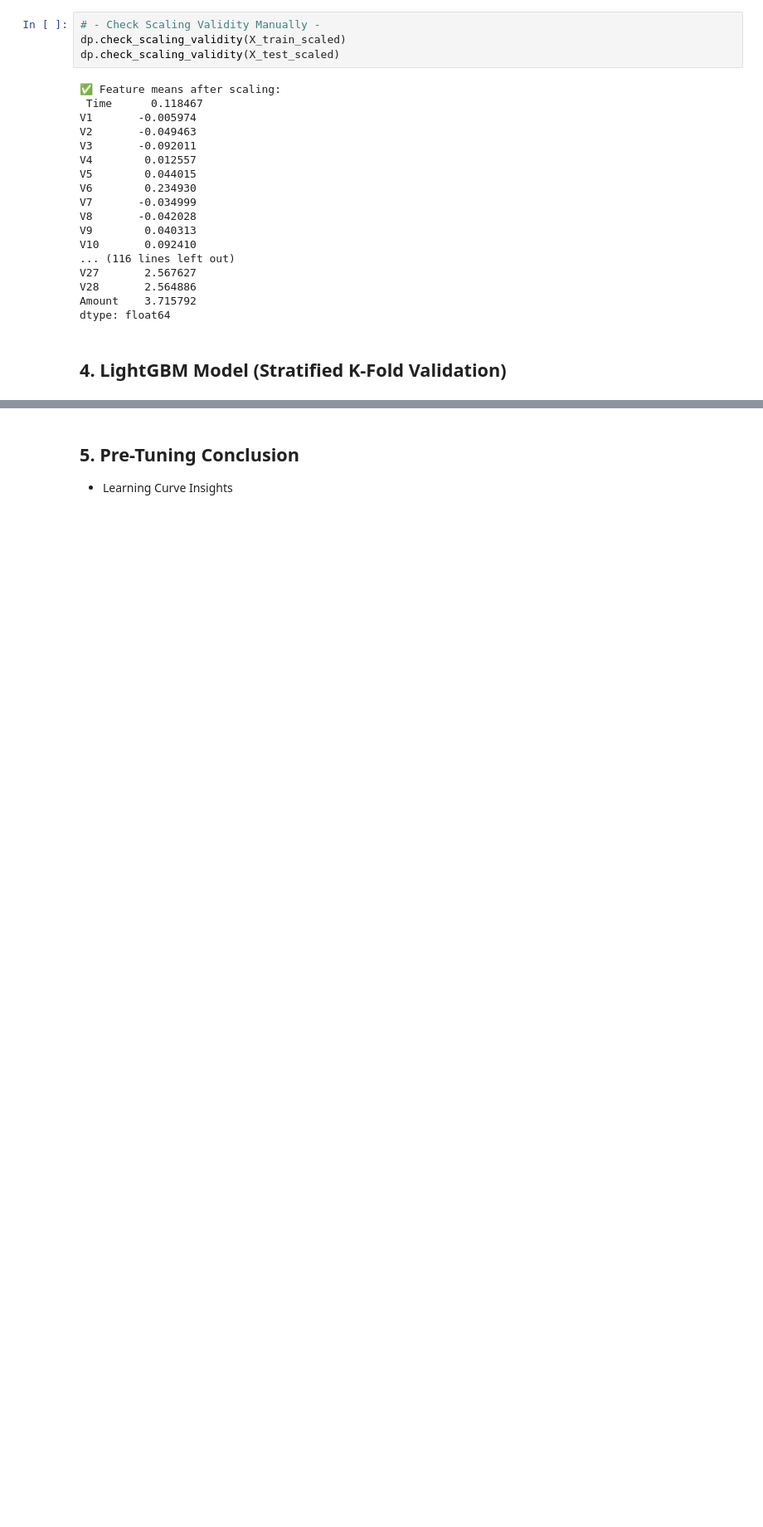
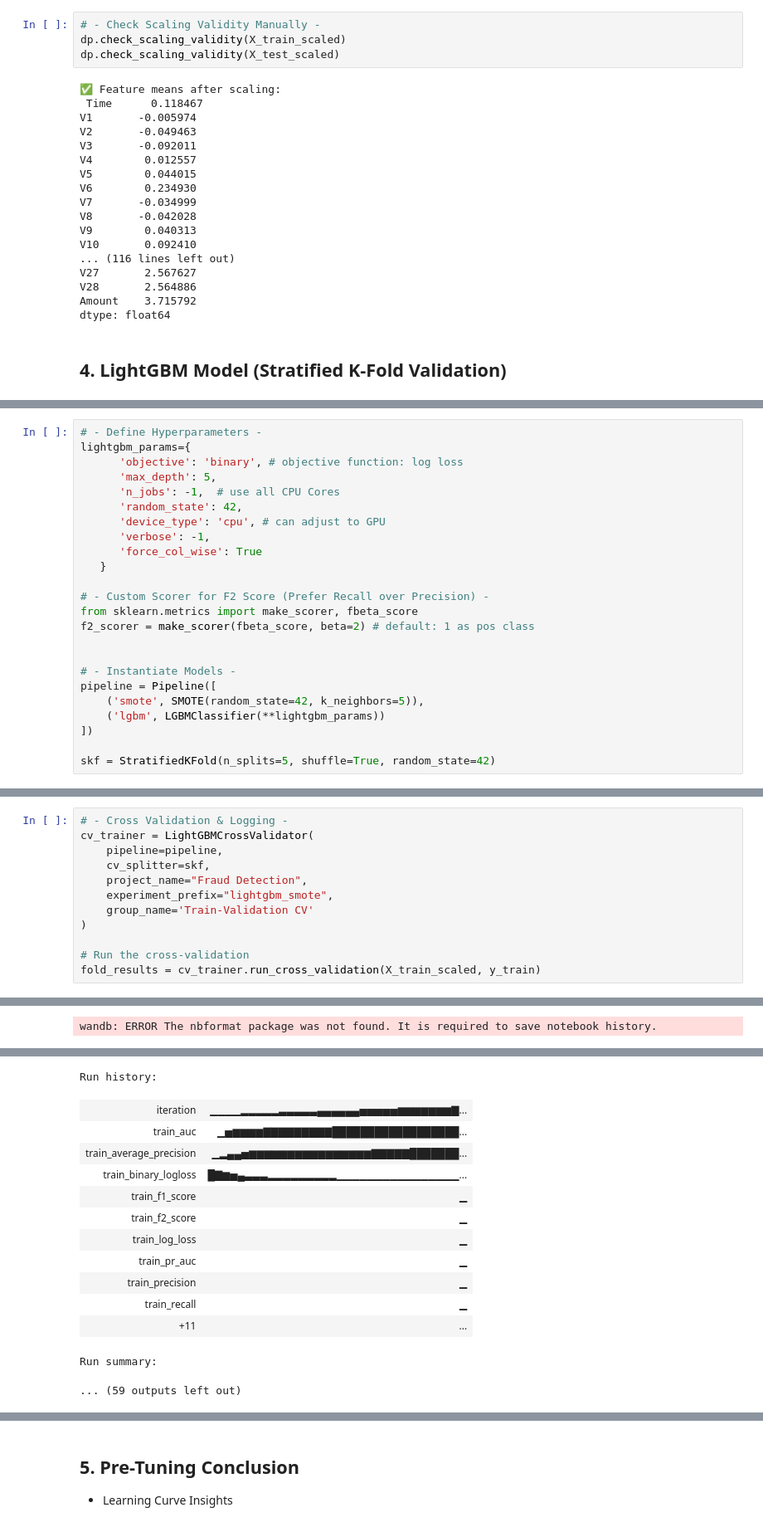
Before and after one commit to luuuneytunes12/Fraud-Detection-ML, a Jupyter notebook: notebooks/03-cwl-lightgbm.ipynb, the cells around one changed output, grey strips where cells are left out. Shown at 83% size. Drawn from its saved outputs; the diff is of its cells as text; blank space fills up the shorter version.

Commit message:
completed cv and wand logging lightgbm

```diff
--- a/notebooks/03-cwl-lightgbm.ipynb
+++ b/notebooks/03-cwl-lightgbm.ipynb
@@ -193,0 +134,24 @@ with mlflow.start_run(run_name="LightGBM_Baseline"):
+# %%
+# - Define Hyperparameters -
+lightgbm_params={
+      'objective': 'binary', # objective function: log loss
+      'max_depth': 5,
+      'n_jobs': -1,  # use all CPU Cores
+      'random_state': 42,
+      'device_type': 'cpu', # can adjust to GPU
+      'verbose': -1,
+      'force_col_wise': True
+   }
+
+# - Custom Scorer for F2 Score (Prefer Recall over Precision) -
+from sklearn.metrics import make_scorer, fbeta_score
+f2_scorer = make_scorer(fbeta_score, beta=2) # default: 1 as pos class
+
+
+# - Instantiate Models -
+pipeline = Pipeline([
+    ('smote', SMOTE(random_state=42, k_neighbors=5)),
+    ('lgbm', LGBMClassifier(**lightgbm_params))
+])
+
+skf = StratifiedKFold(n_splits=5, shuffle=True, random_state=42)
@@ -193,0 +455,13 @@ with mlflow.start_run(run_name="LightGBM_Baseline"):
+# %%
+# - Cross Validation & Logging -
+cv_trainer = LightGBMCrossValidator(
+    pipeline=pipeline,
+    cv_splitter=skf,
+    project_name="Fraud Detection",
+    experiment_prefix="lightgbm_smote",
+    group_name='Train-Validation CV'
+)
+
+# Run the cross-validation
+fold_results = cv_trainer.run_cross_validation(X_train_scaled, y_train)
+# %% [output]
@@ -193,0 +477 @@ with mlflow.start_run(run_name="LightGBM_Baseline"):
+wandb: ERROR The nbformat package was not found. It is required to save notebook history.
@@ -193,0 +479,14 @@ with mlflow.start_run(run_name="LightGBM_Baseline"):
+Run history:
+| iteration | ▁▁▁▁▂▂▂▂▂▃▃▃▃▃▄▄▄▄▄▄▅▅▅▅▅▆▆▆▆▆▆▆▇... |
+| train_auc | ▁▅▆▆▆▆▇▇▇▇▇▇▇▇▇██████████████████... |
+| train_average_precision | ▁▂▄▄▅▆▆▆▆▆▆▆▆▆▆▆▆▆▆▆▆▇▇▇▇▇███████... |
+| train_binary_logloss | █▇▆▅▄▃▃▃▂▂▂▂▂▂▂▂▂▁▁▁▁▁▁▁▁▁▁▁▁▁▁▁▁... |
+| train_f1_score | ▁ |
+| train_f2_score | ▁ |
+| train_log_loss | ▁ |
+| train_pr_auc | ▁ |
+| train_precision | ▁ |
+| train_recall | ▁ |
+| +11 | ... |
+Run summary:
+... (59 outputs left out)
```
Also changed, not shown: parts of 15 cells of this notebook, 14 other files.
